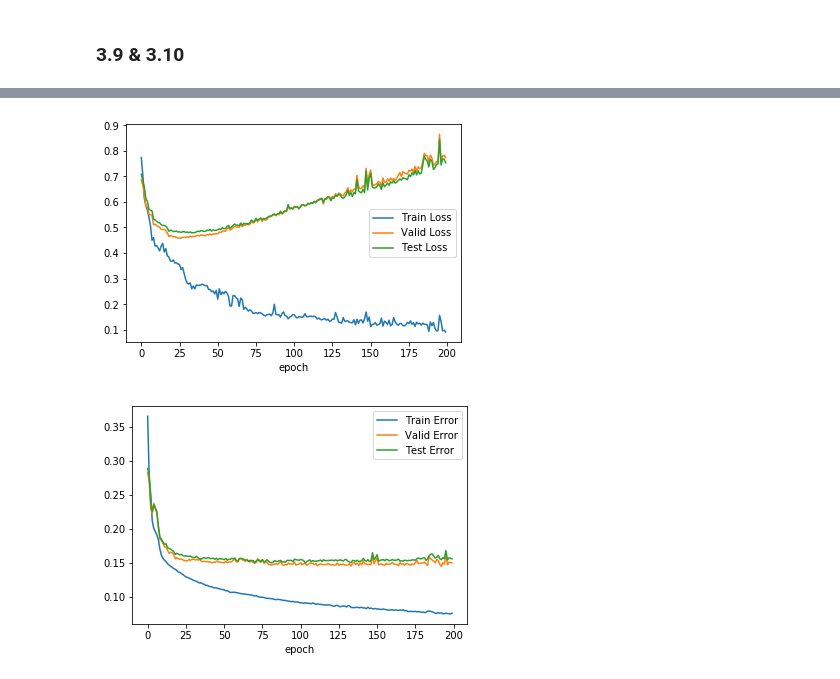
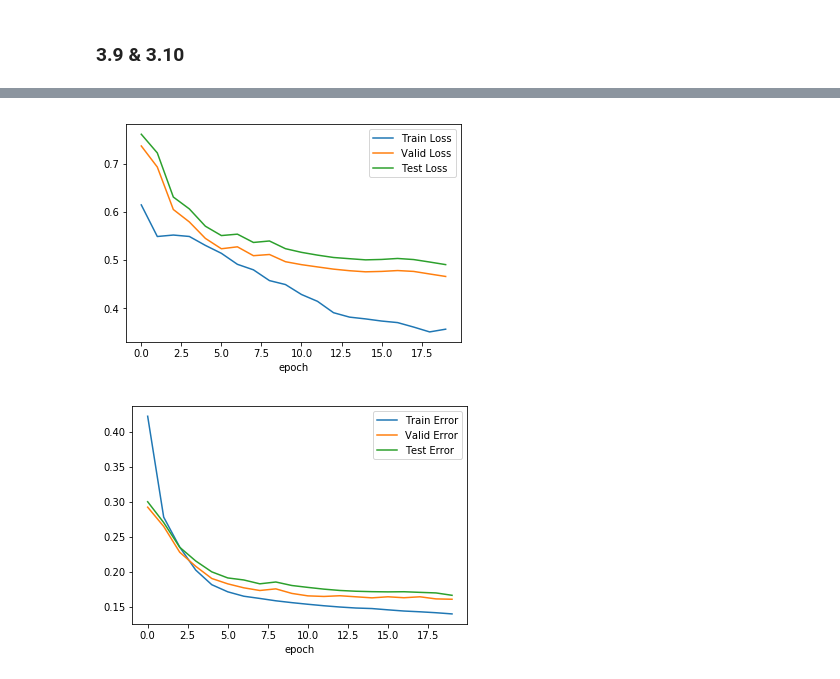
Before and after one commit to quatrejuin/ml_homework_3_code, a Jupyter notebook: ml_homework_3.ipynb, the cells around one changed output, grey strips where cells are left out. Cells and saved outputs as stored; diff of their text form; code cells hidden in the pictures.

```diff
--- a/ml_homework_3.ipynb
+++ b/ml_homework_3.ipynb
@@ -492,17 +540,11 @@ Gradient check succeeded.
 ### 3.5
 # %%
 d = 2
-dh = 8
+dh = 4
 m = 2
 model_3_5 = NeuralNetwork()
 model_3_5.set_params(d,dh,m)
 model_3_5.train_loop(circles_train_x, circles_train_y, 100, 10**-2, 10, True,
                      circles_valid_x, circles_valid_y)
-
-predict_list = []
-for x in circles_test_x:
-    predict_list.append(model_3_5.predict(x,model_3_5.W1,model_3_5.b1,model_3_5.W2,model_3_5.b2).item())
-
-print("Accuracy:",cal_accuracy(predict_list,circles_test_y))
 # %% [output]
 [interactive output not drawn]
@@ -544,11 +578,12 @@ plt.scatter(circles_test_x[:,0],circles_test_x[:,1],c=circles_test_y)
 ### 3.6
 # %%
 d = 2
-dh = 8
+dh = 2000
 m = 2
 model_3_6 = NeuralNetwork()
+model_3_6.lmbd11,model_3_6.lmbd12,model_3_6.lmbd21,model_3_6.lmbd22= 0.1,0.1,0.1,0.1
 model_3_6.set_params(d,dh,m)
-model_3_6.train(circles_train_x, circles_train_y, 200, 10**-2, 10, True,
+model_3_6.train(circles_train_x, circles_train_y, 500, 10**-2, 200, False,
                 circles_valid_x, circles_valid_y, circles_test_x, circles_test_y)
 # %% [output]
 [interactive output not drawn]
@@ -588,12 +609,0 @@ plt.show()
-# %%
-# Draw decision boundary
-range_x1 = np.linspace(-1,1,100)
-range_x2 = range_x1
-xx1,xx2 = np.meshgrid(range_x1, range_x2)
-data = np.c_[xx1.ravel(),xx2.ravel()]
-model_3_6.n = data.shape[0]
-plot_list = model_3_6.predict(data.T,model_3_6.W1,model_3_6.b1,model_3_6.W2,model_3_6.b2)
-Z = np.array(plot_list).reshape(xx1.shape)
-
-plt.imshow(Z, extent=(xx1.min(), xx1.max(), xx2.min(), xx2.max()), alpha=.4, origin='lower')
-plt.scatter(circles_test_x[:,0],circles_test_x[:,1],c=circles_test_y)
@@ -818,35 +826,35 @@ Wall time: 744 ms
 d = 784
 dh = 64
 m = 10
-max_iteratiosns = 200
+max_iteratiosns = 20
 learning_rate = 10**-3
 
 X = X_train
 y = y_train
 
 K=64
 
 model_3_10 = NeuralNetwork()
 model_3_10.set_params(d,dh,m)
 model_3_10.train(X, y, max_iteratiosns, learning_rate, K,
                       False, X_valid, y_valid, X_test, y_test)
 
 log_data = np.c_[model_3_6.epoch_loss,model_3_6.epoch_error]
 json.dump(log_data.tolist(),open("./log.json","w"))
 
 labels = ['Train Loss','Valid Loss','Test Loss']
 for d, label in zip(model_3_10.epoch_loss.T, labels):
     plt.plot(d, label=label)
 plt.xlabel("epoch")
 plt.legend()
 plt.show()
 labels = ['Train Error','Valid Error','Test Error']
 for d, label in zip(model_3_10.epoch_error.T, labels):
     plt.plot(d, label=label)
 plt.xlabel("epoch")
 plt.legend()
 plt.show()
 # %% [output]
 [interactive output not drawn]
-[figure, old version]
+[figure, new version]
-[figure, old version]
+[figure, new version]
```
Also changed, not shown: parts of 18 cells of this notebook.
